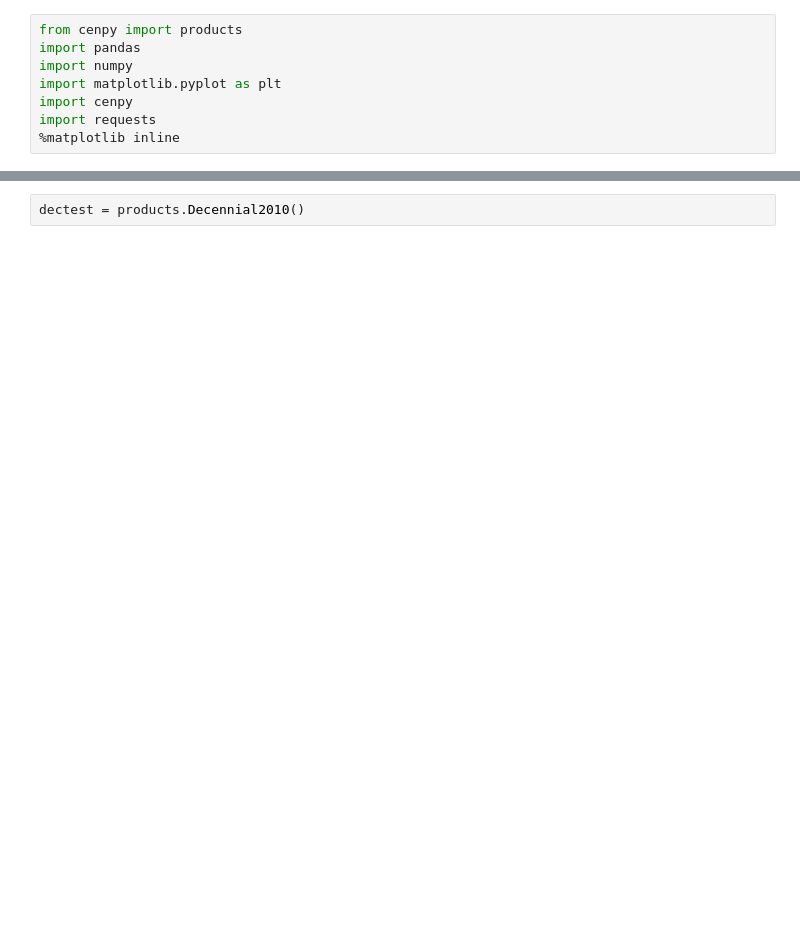
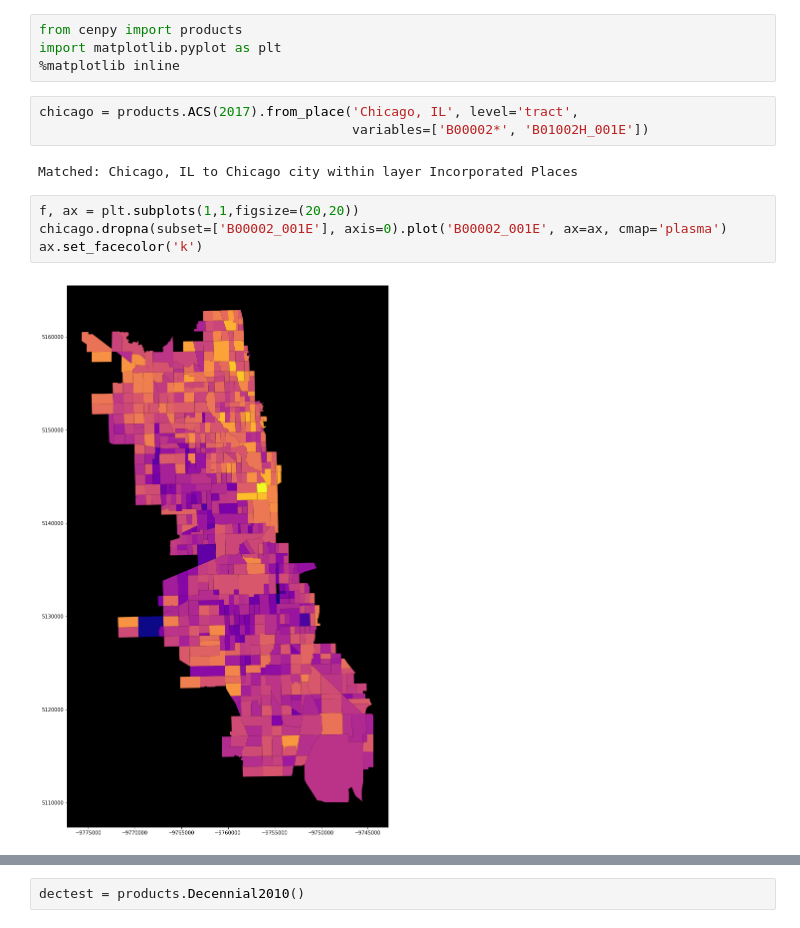
Before and after one commit to cenpy-devs/cenpy, a Jupyter notebook: products.ipynb, the cells around one changed output, grey strips where cells are left out. Drawn from its saved outputs; the diff is of its cells as text; blank space fills up the shorter version.

```diff
--- a/products.ipynb
+++ b/products.ipynb
@@ -1,8 +5,15 @@
 # %%
 from cenpy import products
-import pandas
-import numpy
 import matplotlib.pyplot as plt
-import cenpy
-import requests
 %matplotlib inline
+# %%
+chicago = products.ACS(2017).from_place('Chicago, IL', level='tract',
+                                        variables=['B00002*', 'B01002H_001E'])
+# %% [output]
+Matched: Chicago, IL to Chicago city within layer Incorporated Places
+# %%
+f, ax = plt.subplots(1,1,figsize=(20,20))
+chicago.dropna(subset=['B00002_001E'], axis=0).plot('B00002_001E', ax=ax, cmap='plasma')
+ax.set_facecolor('k')
+# %% [output]
+[figure, added]
```
Also changed, not shown: parts of 25 cells of this notebook, 1 other file.
